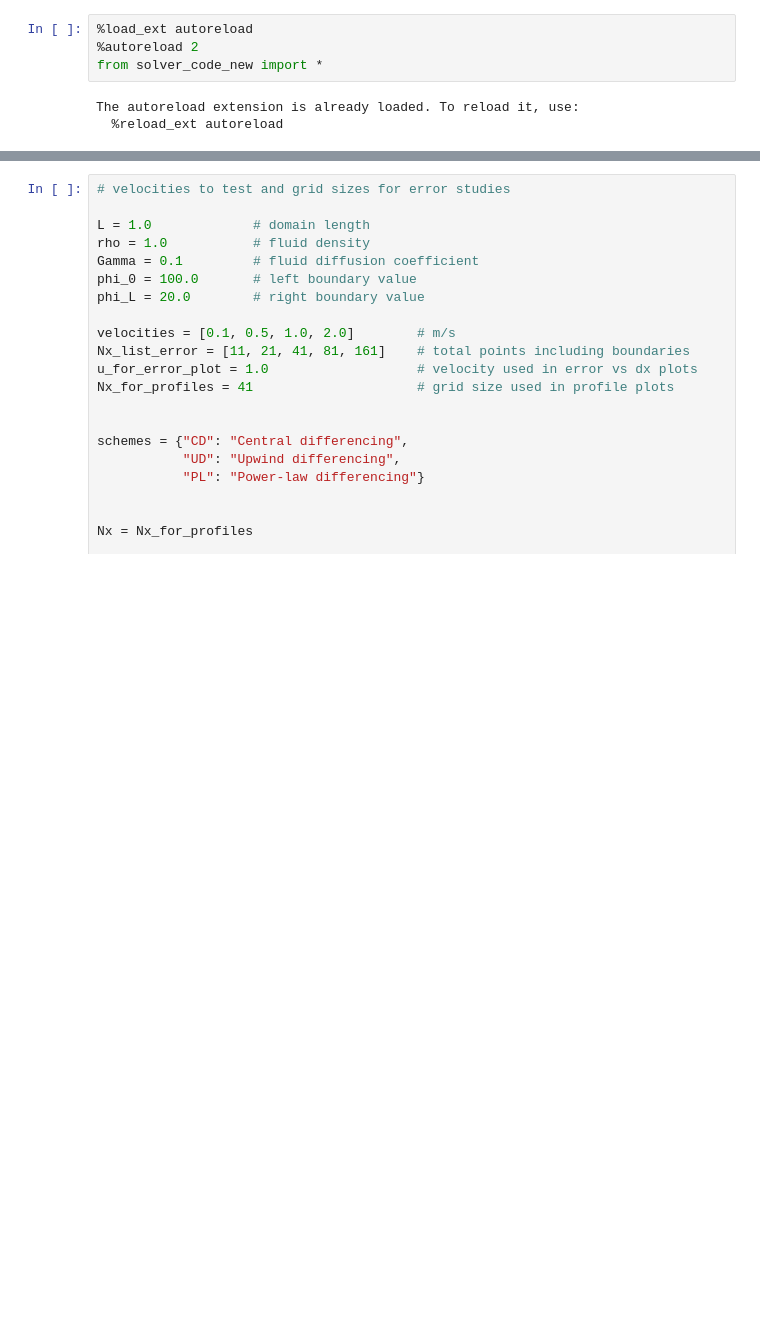
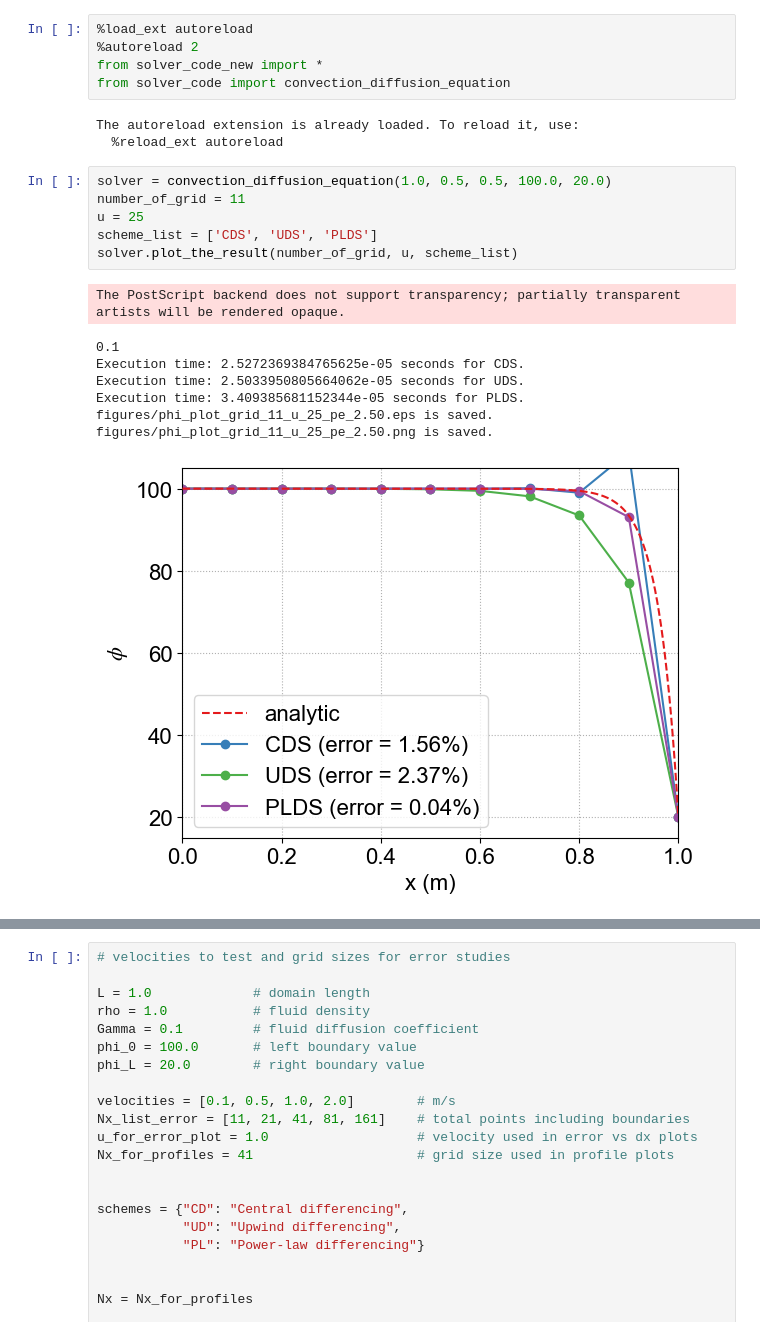
Before and after one commit to Yingfangeng/CFD_project_1, a Jupyter notebook: visualisation.ipynb, the cells around one changed output, grey strips where cells are left out. Drawn from its saved outputs; the diff is of its cells as text; blank space fills up the shorter version.

```diff
--- a/visualisation.ipynb
+++ b/visualisation.ipynb
@@ -2,6 +2,22 @@
 %load_ext autoreload
 %autoreload 2
 from solver_code_new import *
+from solver_code import convection_diffusion_equation
 # %% [output]
 The autoreload extension is already loaded. To reload it, use:
   %reload_ext autoreload
+# %%
+solver = convection_diffusion_equation(1.0, 0.5, 0.5, 100.0, 20.0)
+number_of_grid = 11
+u = 25
+scheme_list = ['CDS', 'UDS', 'PLDS']
+solver.plot_the_result(number_of_grid, u, scheme_list)
+# %% [output]
+The PostScript backend does not support transparency; partially transparent artists will be rendered opaque.
+0.1
+Execution time: 2.5272369384765625e-05 seconds for CDS.
+Execution time: 2.5033950805664062e-05 seconds for UDS.
+Execution time: 3.409385681152344e-05 seconds for PLDS.
+figures/phi_plot_grid_11_u_25_pe_2.50.eps is saved.
+figures/phi_plot_grid_11_u_25_pe_2.50.png is saved.
+[figure, added]
```
Also changed, not shown: parts of 5 cells of this notebook, 4 other files.
